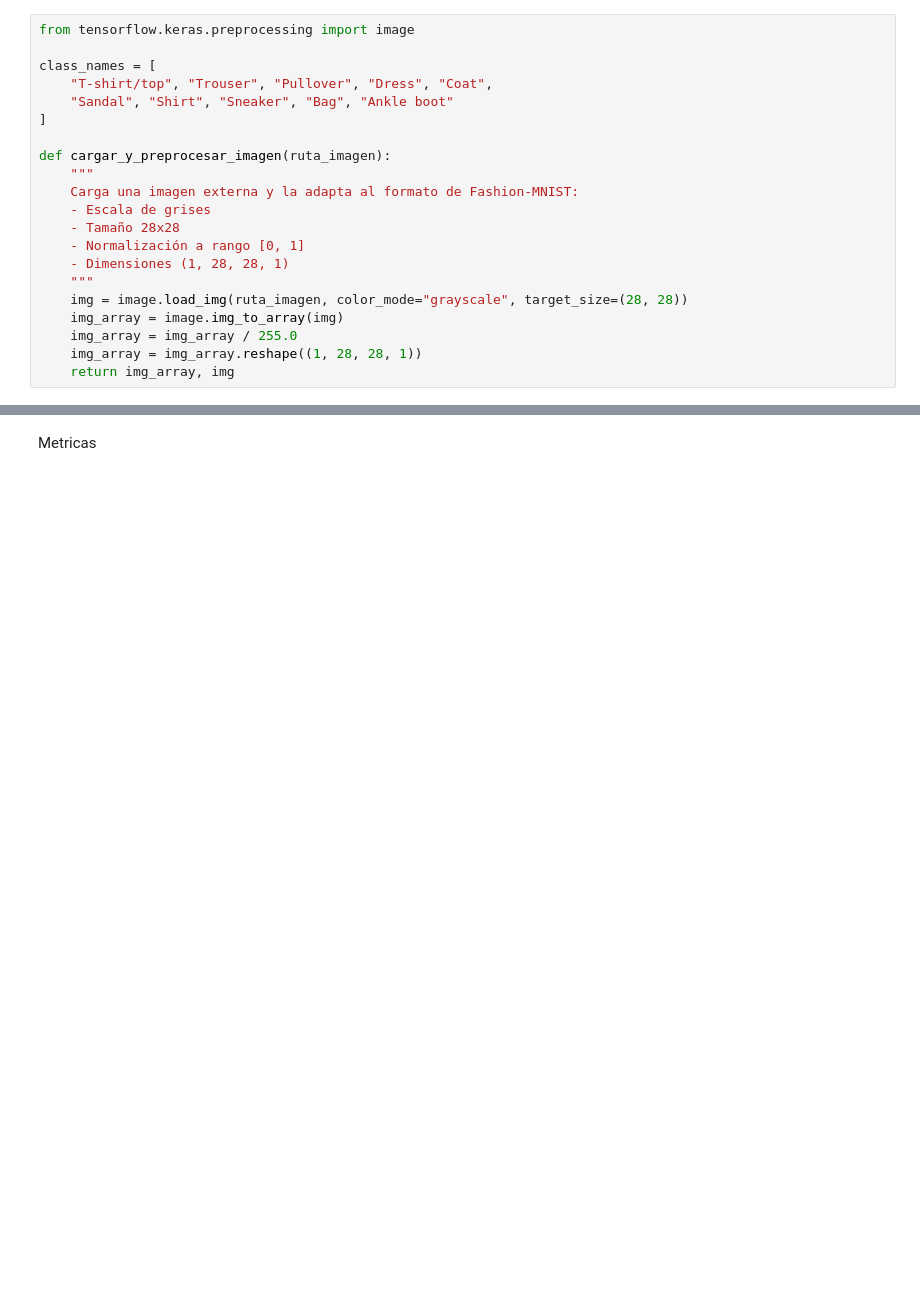
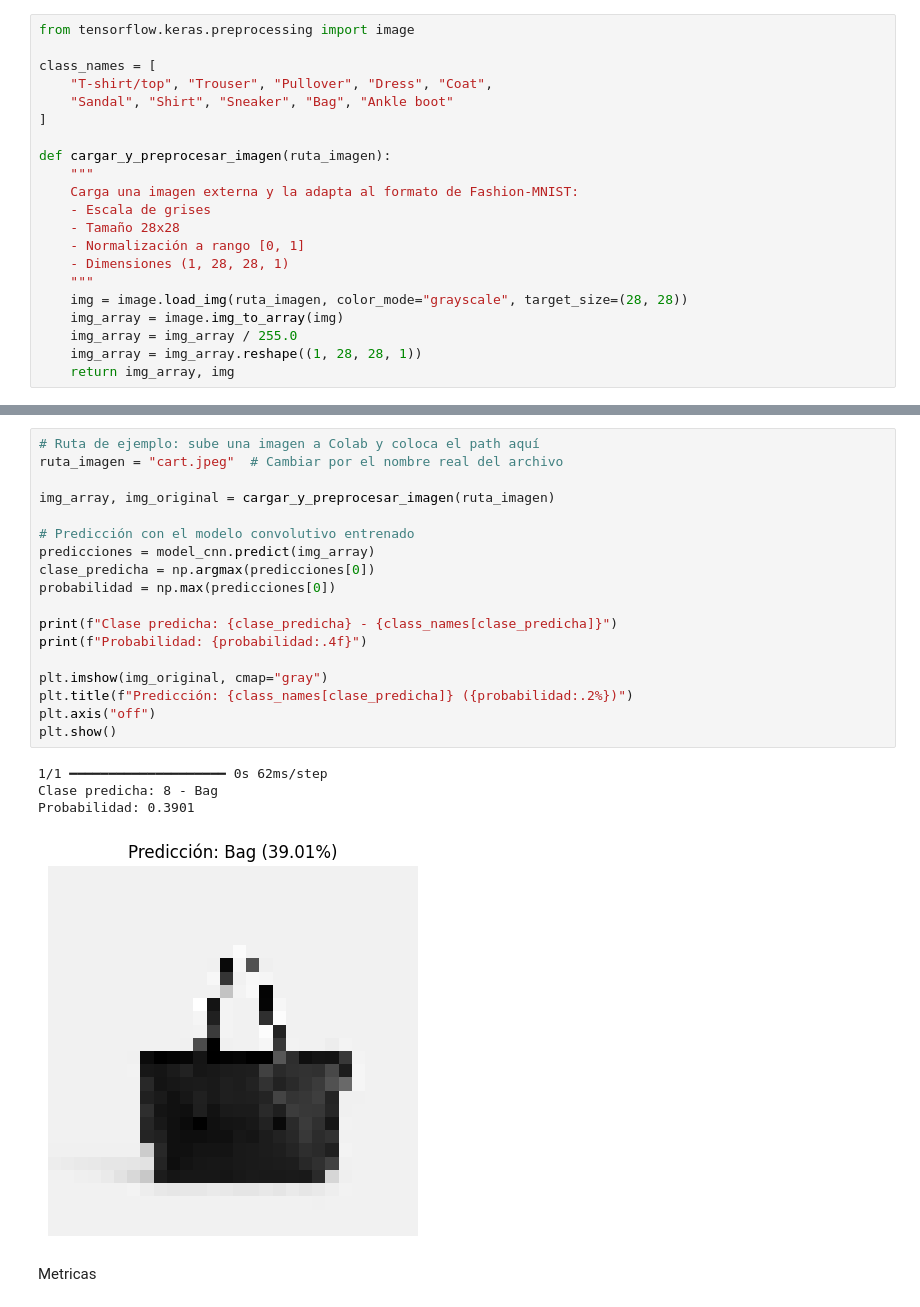
Before and after one commit to luisleonb/Proyecto_M8_ABP, a Jupyter notebook: Proyecto_Módulo_8_ABP.ipynb, the cells around one changed output, grey strips where cells are left out. Saved outputs shown, nothing was run; the diff lists cells and outputs as text; blank space fills up the shorter version.

```diff
--- a/Proyecto_Módulo_8_ABP.ipynb
+++ b/Proyecto_Módulo_8_ABP.ipynb
@@ -382,3 +391,26 @@ Probabilidad: 0.9804
+# %%
+# Ruta de ejemplo: sube una imagen a Colab y coloca el path aquí
+ruta_imagen = "cart.jpeg"  # Cambiar por el nombre real del archivo
+
+img_array, img_original = cargar_y_preprocesar_imagen(ruta_imagen)
+
+# Predicción con el modelo convolutivo entrenado
+predicciones = model_cnn.predict(img_array)
+clase_predicha = np.argmax(predicciones[0])
+probabilidad = np.max(predicciones[0])
+
+print(f"Clase predicha: {clase_predicha} - {class_names[clase_predicha]}")
+print(f"Probabilidad: {probabilidad:.4f}")
+
+plt.imshow(img_original, cmap="gray")
+plt.title(f"Predicción: {class_names[clase_predicha]} ({probabilidad:.2%})")
+plt.axis("off")
+plt.show()
+# %% [output]
+1/1 ━━━━━━━━━━━━━━━━━━━━ 0s 62ms/step
+Clase predicha: 8 - Bag
+Probabilidad: 0.3901
+[figure, added]
 # %% [markdown]
 Metricas
 # %%
```
Also changed, not shown: parts of 12 cells of this notebook.
